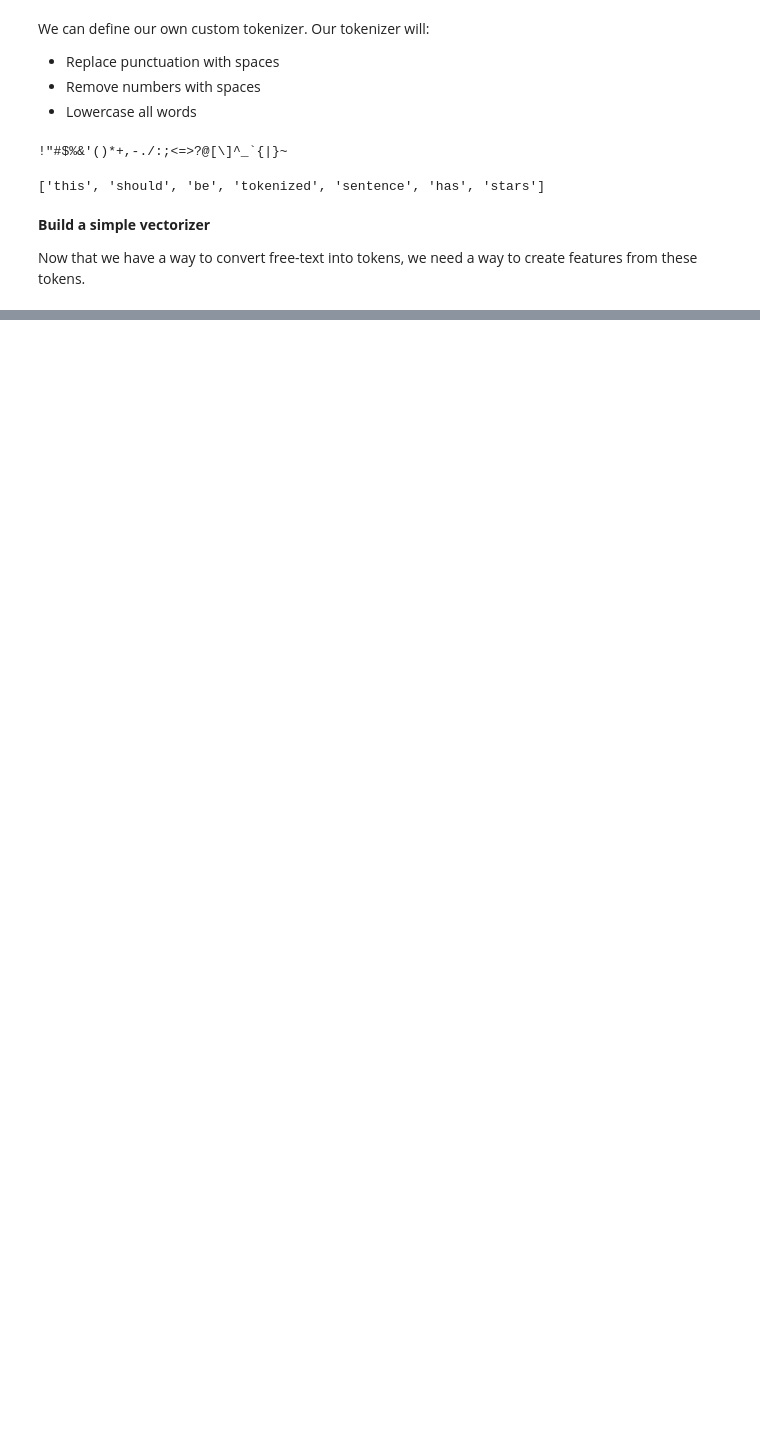
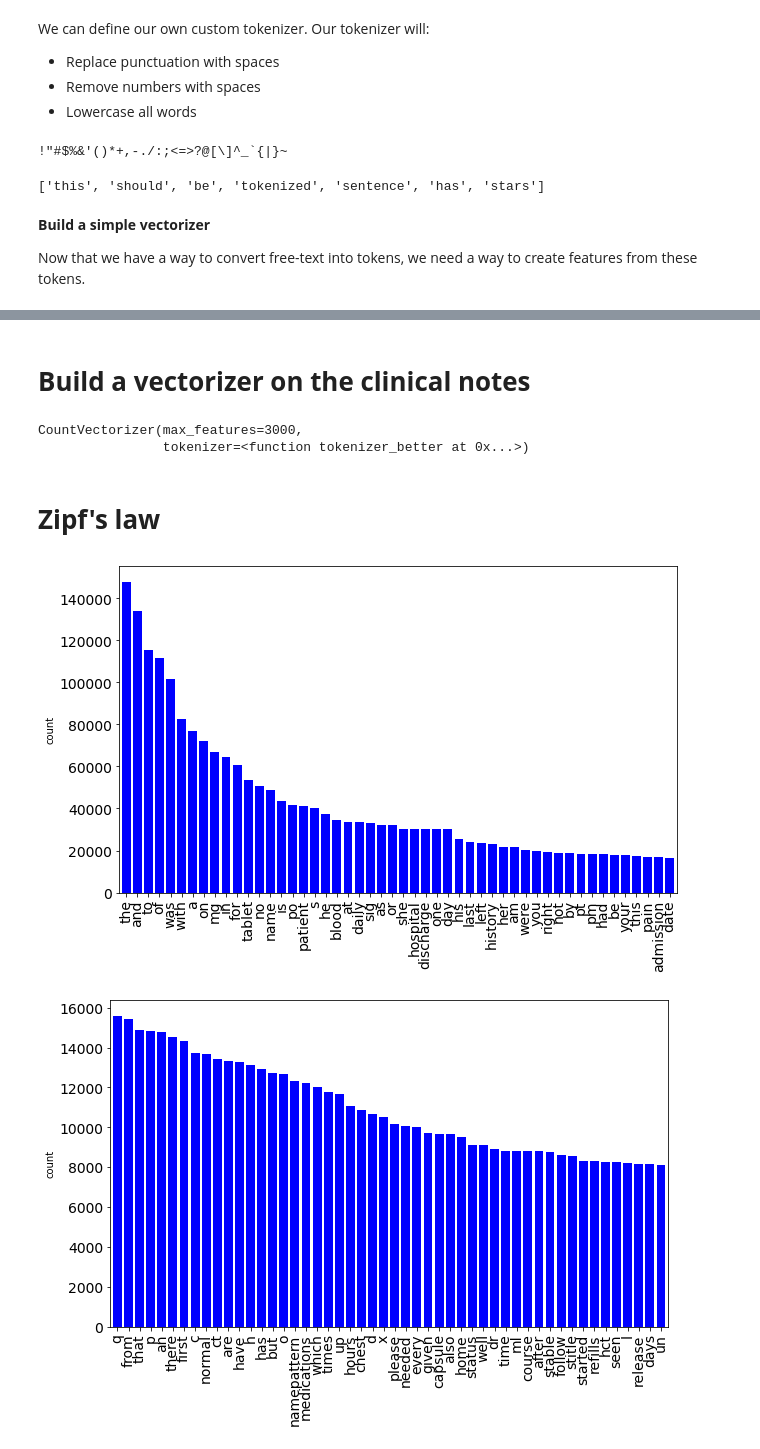
Before and after one commit to thuytrangnugget/Deep-EHR-learning-and-prediction, a Jupyter notebook: work.ipynb, the cells around one changed output, grey strips where cells are left out. Cells and saved outputs as stored; diff of their text form; code cells hidden in the pictures; blank space fills up the shorter version.

```diff
--- a/work.ipynb
+++ b/work.ipynb
@@ -358,0 +378,38 @@ X = vect.transform(sample_text)
+# %% [markdown]
+# **Build a vectorizer on the clinical notes**
+# %%
+from sklearn.feature_extraction.text import CountVectorizer
+vect = CountVectorizer(max_features = 3000, tokenizer = tokenizer_better)
+
+vect.fit(train.TEXT.values)
+# %% [output]
+CountVectorizer(max_features=3000,
+                tokenizer=<function tokenizer_better at 0x...>)
+# %% [markdown]
+# **Zipf's law**
+# %%
+neg_doc_matrix = vect.transform(train[train.OUTPUT_LABEL == 0].TEXT)
+pos_doc_matrix = vect.transform(train[train.OUTPUT_LABEL == 1].TEXT)
+neg_tf = np.sum(neg_doc_matrix, axis = 0)
+pos_tf = np.sum(pos_doc_matrix, axis = 0)
+neg = np.squeeze(np.asarray(neg_tf))
+pos = np.squeeze(np.asarray(pos_tf))
+
+term_freq = pd.DataFrame([neg, pos], columns = vect.get_feature_names()).transpose()
+term_freq.columns = ['negative', 'positive']
+term_freq['total'] = term_freq['negative'] + term_freq['positive']
+term_freq.sort_values(by='total', ascending=False).iloc[:10]
+
+#Create a series from the sparse matrix
+d = pd.Series(term_freq.total, index = term_freq.index).sort_values(ascending = False)
+ax = d[:50].plot(kind = 'bar', figsize = (10,6), width = .8, fontsize = 14, rot = 90, color = 'b')
+ax.title.set_size(18)
+plt.ylabel('count')
+plt.show()
+ax = d[50:100].plot(kind='bar', figsize=(10,6), width=.8, fontsize=14, rot=90,color = 'b')
+ax.title.set_size(18)
+plt.ylabel('count')
+plt.show()
+# %% [output]
+[figure, added]
+[figure, added]
```
Also changed, not shown: parts of 15 cells of this notebook.
